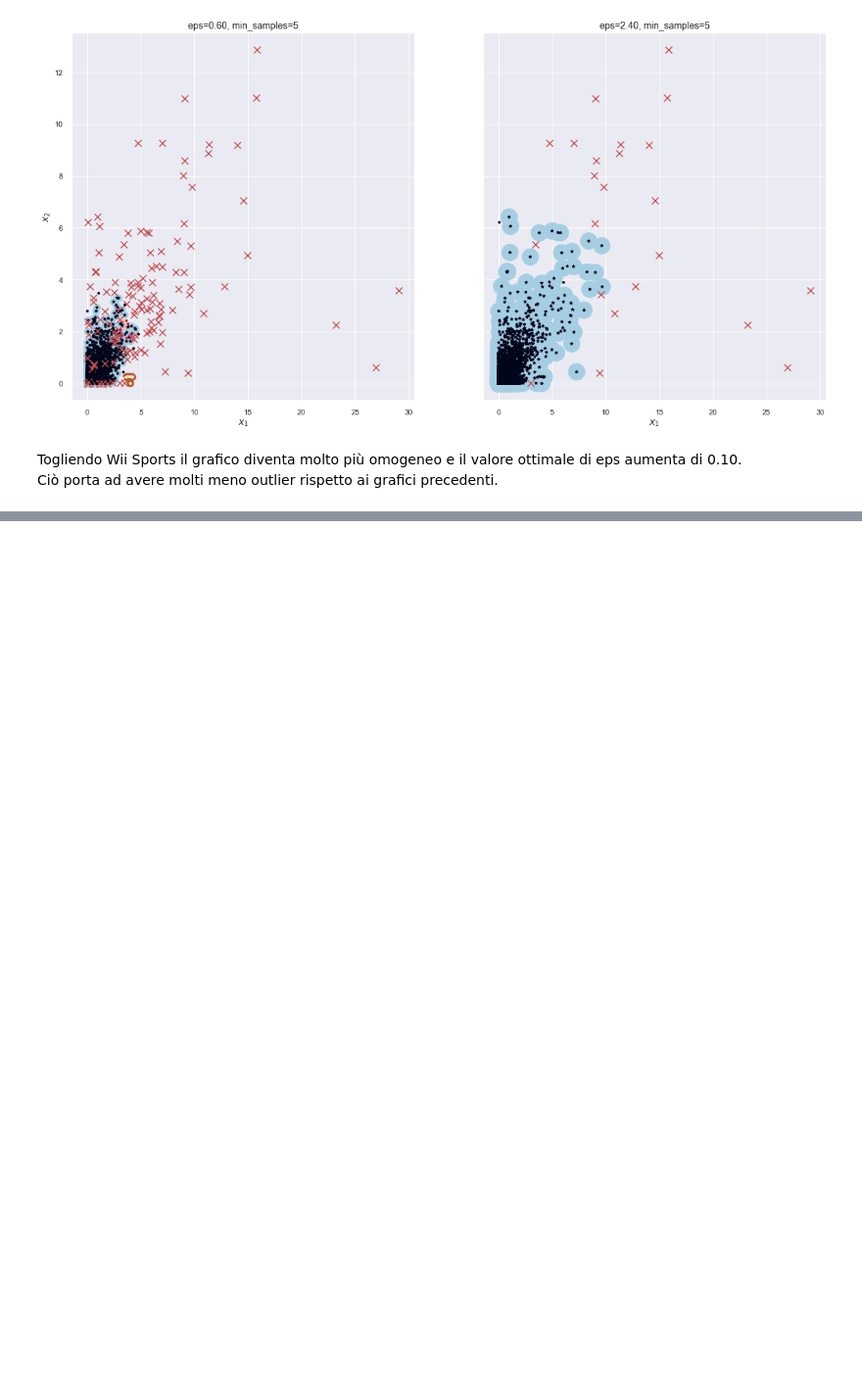
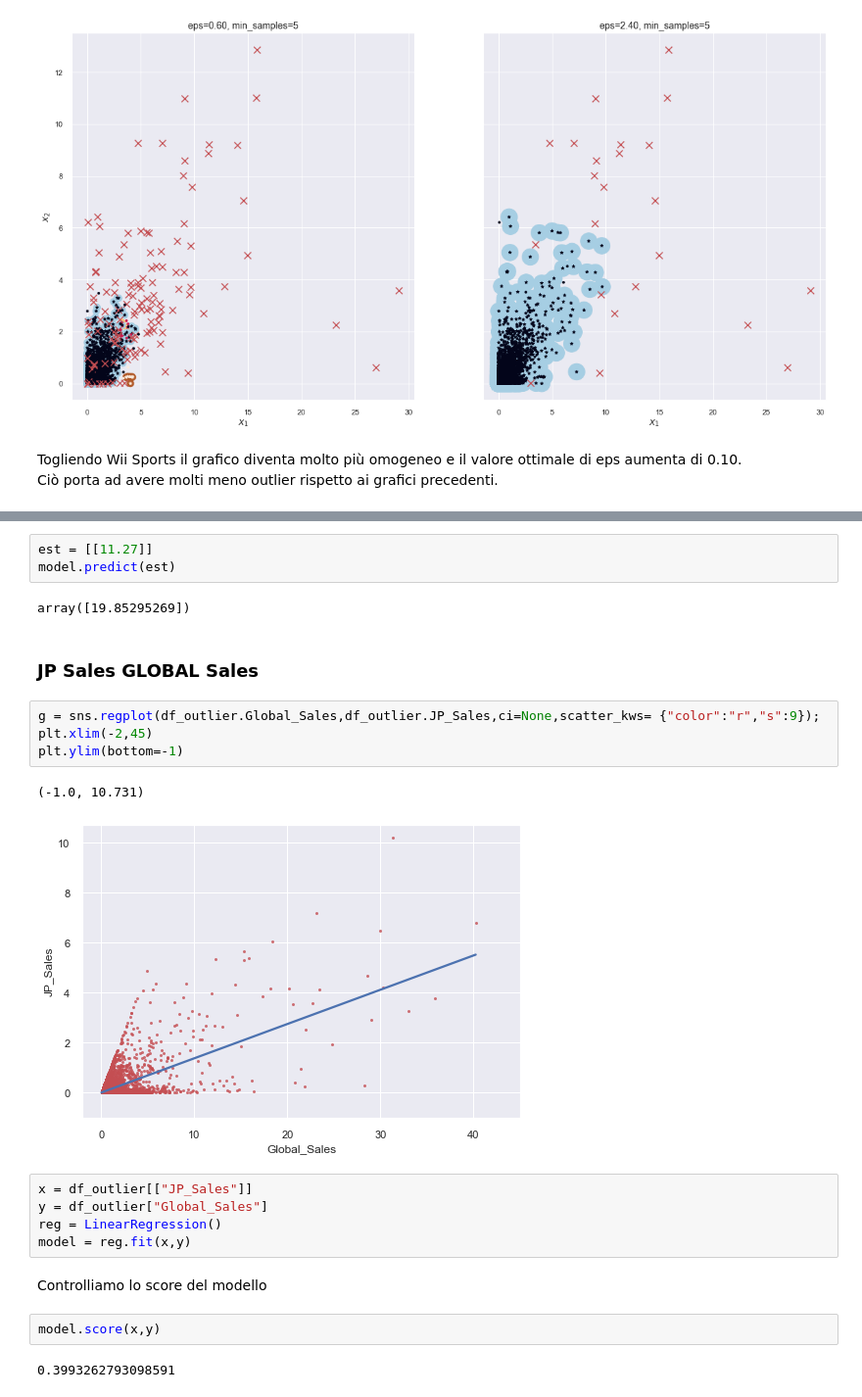
Before and after one commit to SimoneeBr/dm-project, a Jupyter notebook: Progetto_Game_Sales.ipynb, the cells around one changed output, grey strips where cells are left out. Shown at 98% size. Saved outputs shown, nothing was run; the diff lists cells and outputs as text; blank space fills up the shorter version.

```diff
--- a/Progetto_Game_Sales.ipynb
+++ b/Progetto_Game_Sales.ipynb
@@ -1288,0 +1462,25 @@ Ciò porta ad avere molti meno outlier rispetto ai grafici precedenti.
+# %%
+est = [[11.27]]
+model.predict(est)
+# %% [output]
+array([19.85295269])
+# %% [markdown]
+### JP Sales GLOBAL Sales
+# %%
+g = sns.regplot(df_outlier.Global_Sales,df_outlier.JP_Sales,ci=None,scatter_kws= {"color":"r","s":9});
+plt.xlim(-2,45)
+plt.ylim(bottom=-1)
+# %% [output]
+(-1.0, 10.731)
+[figure, added]
+# %%
+x = df_outlier[["JP_Sales"]]
+y = df_outlier["Global_Sales"]
+reg = LinearRegression()
+model = reg.fit(x,y)
+# %% [markdown]
+Controlliamo lo score del modello
+# %%
+model.score(x,y)
+# %% [output]
+0.3993262793098591
```
Also changed, not shown: parts of 52 cells of this notebook.
